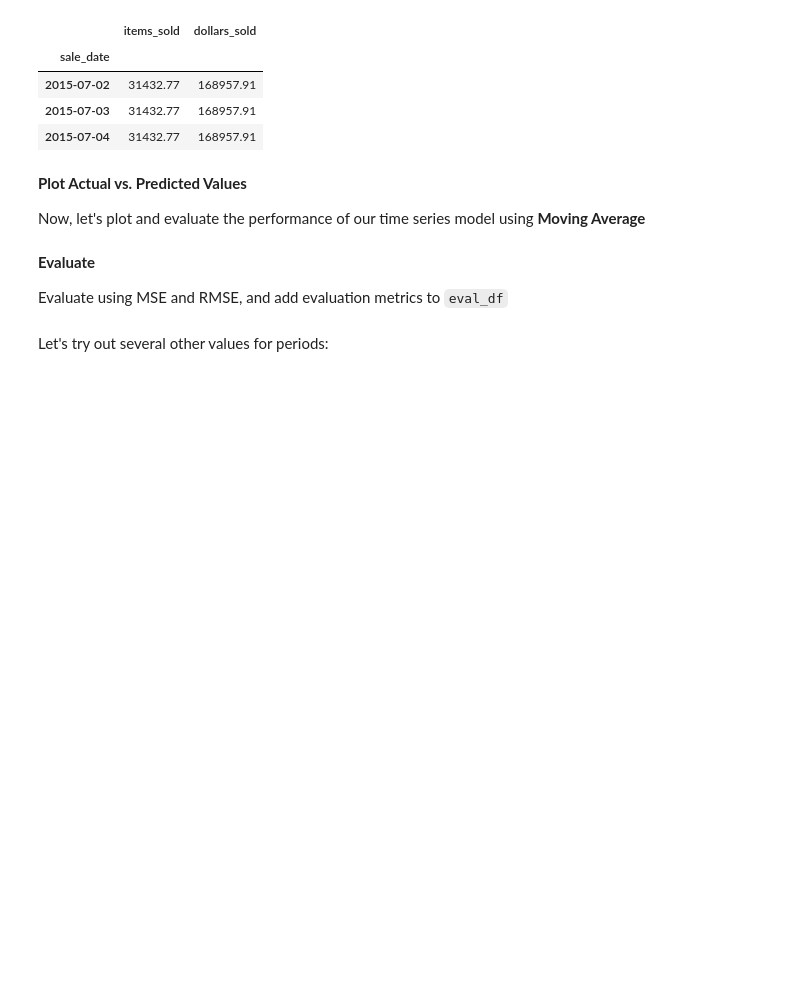
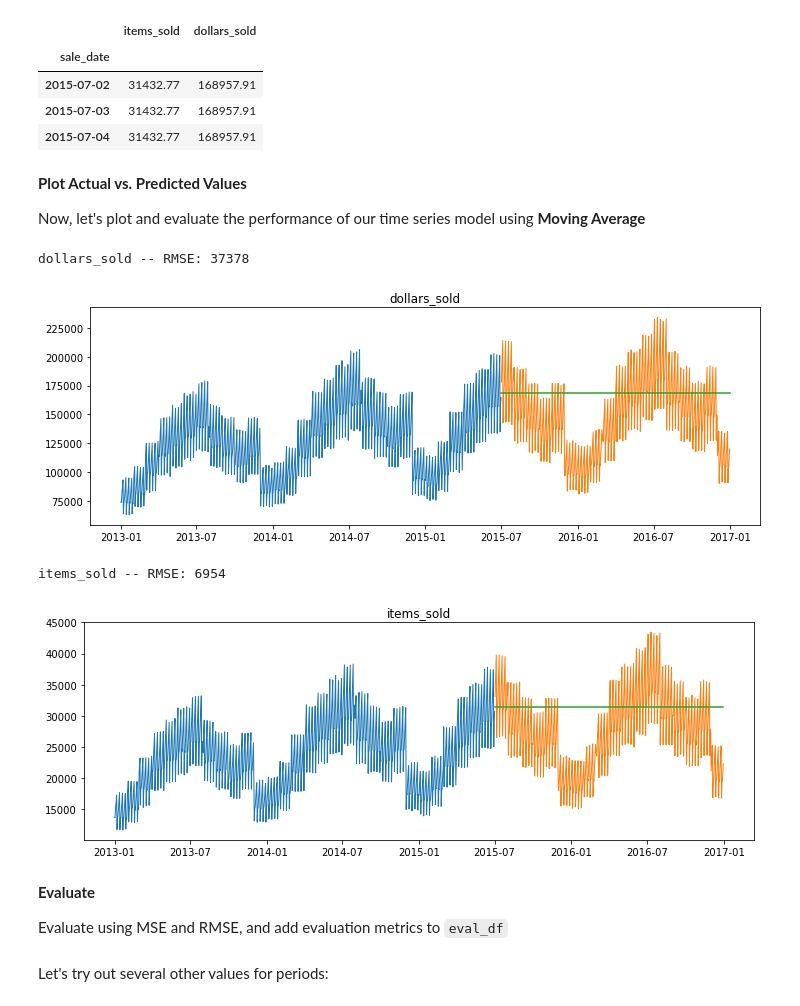
Before and after one commit to johnathon-smith/time-series-exercises, a Jupyter notebook: modeling-lesson.ipynb, the cells around one changed output. Drawn from its saved outputs; the diff is of its cells as text; code cells hidden in the pictures; blank space fills up the shorter version.

```diff
--- a/modeling-lesson.ipynb
+++ b/modeling-lesson.ipynb
@@ -422,6 +422,14 @@ yhat_df.head(3)
 **Plot Actual vs. Predicted Values**
 
 Now, let's plot and evaluate the performance of our time series model using **Moving Average**
+# %%
+for col in train.columns:
+    plot_and_eval(col)
+# %% [output]
+dollars_sold -- RMSE: 37378
+[figure, added]
+items_sold -- RMSE: 6954
+[figure, added]
 # %% [markdown]
 **Evaluate**
 
```
Also changed, not shown: parts of 20 cells of this notebook.
